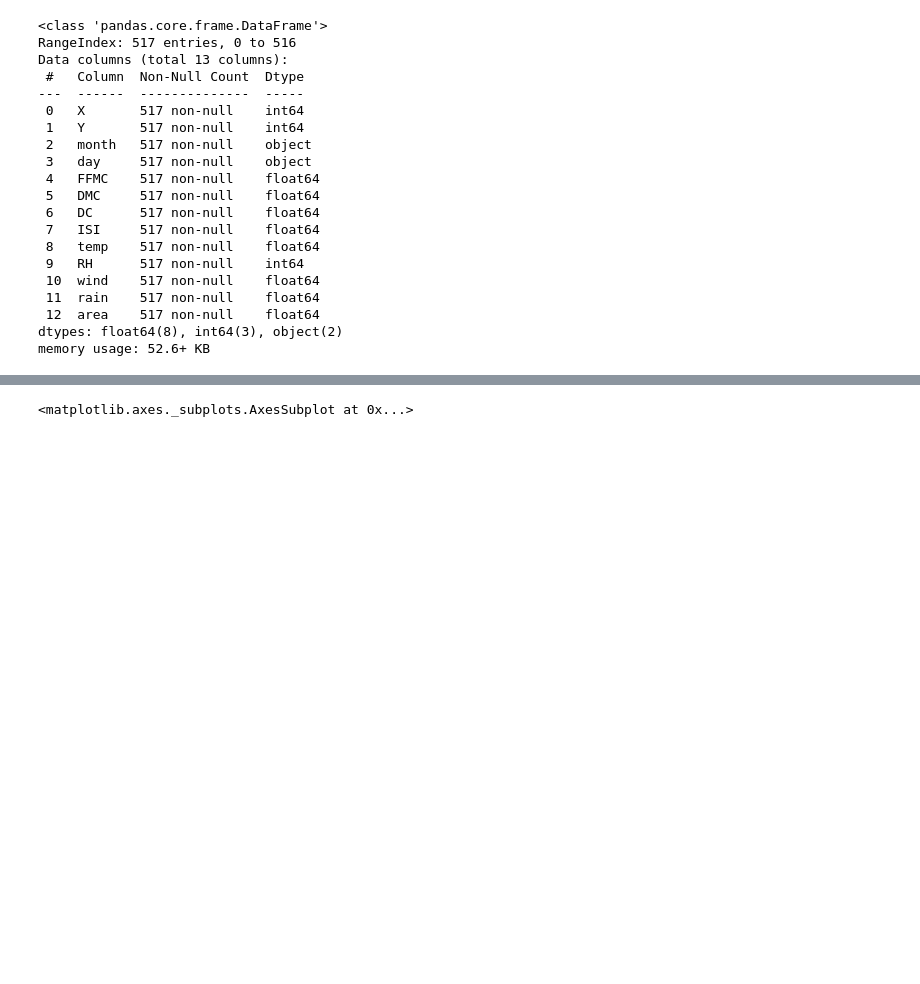
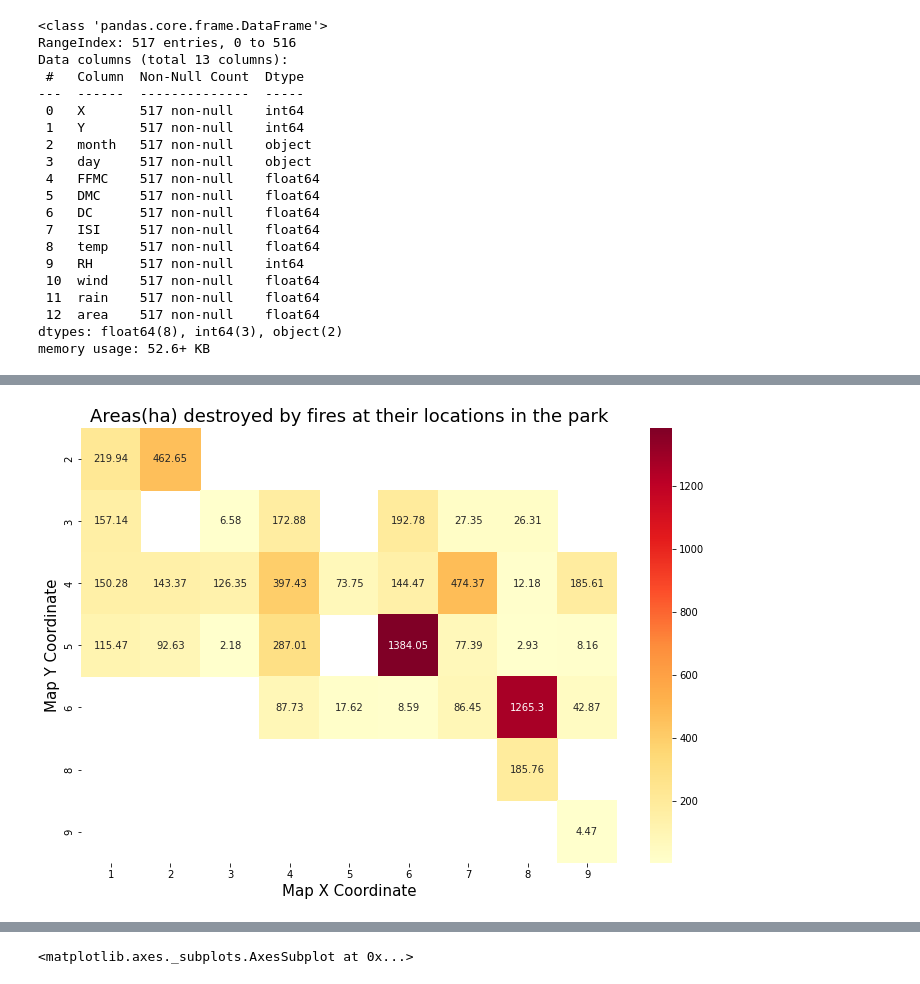
Before and after one commit to luizsdias/ai-dv-dp-ica, a Jupyter notebook: LuizDias_AI_DV_DP_ICA_inPython.ipynb, the cells around one changed output, grey strips where cells are left out. Cells and saved outputs as stored; diff of their text form; code cells hidden in the pictures; blank space fills up the shorter version.

```diff
--- a/LuizDias_AI_DV_DP_ICA_inPython.ipynb
+++ b/LuizDias_AI_DV_DP_ICA_inPython.ipynb
@@ -63,0 +111,10 @@ memory usage: 52.6+ KB
+# %%
+plt.figure(figsize=(12,8))
+result1 = df_test.pivot(index='Y', columns='X', values='area')
+ax = sns.heatmap(result1, annot=True, fmt="g", cmap='YlOrRd')
+ax.set_xlabel('Map X Coordinate', fontsize=15)
+ax.set_ylabel('Map Y Coordinate', fontsize=15)
+ax.set_title('Areas(ha) destroyed by fires at their locations in the park', fontsize=18)
+plt.show()
+# %% [output]
+[figure, added]
```
Also changed, not shown: parts of 24 cells of this notebook.
